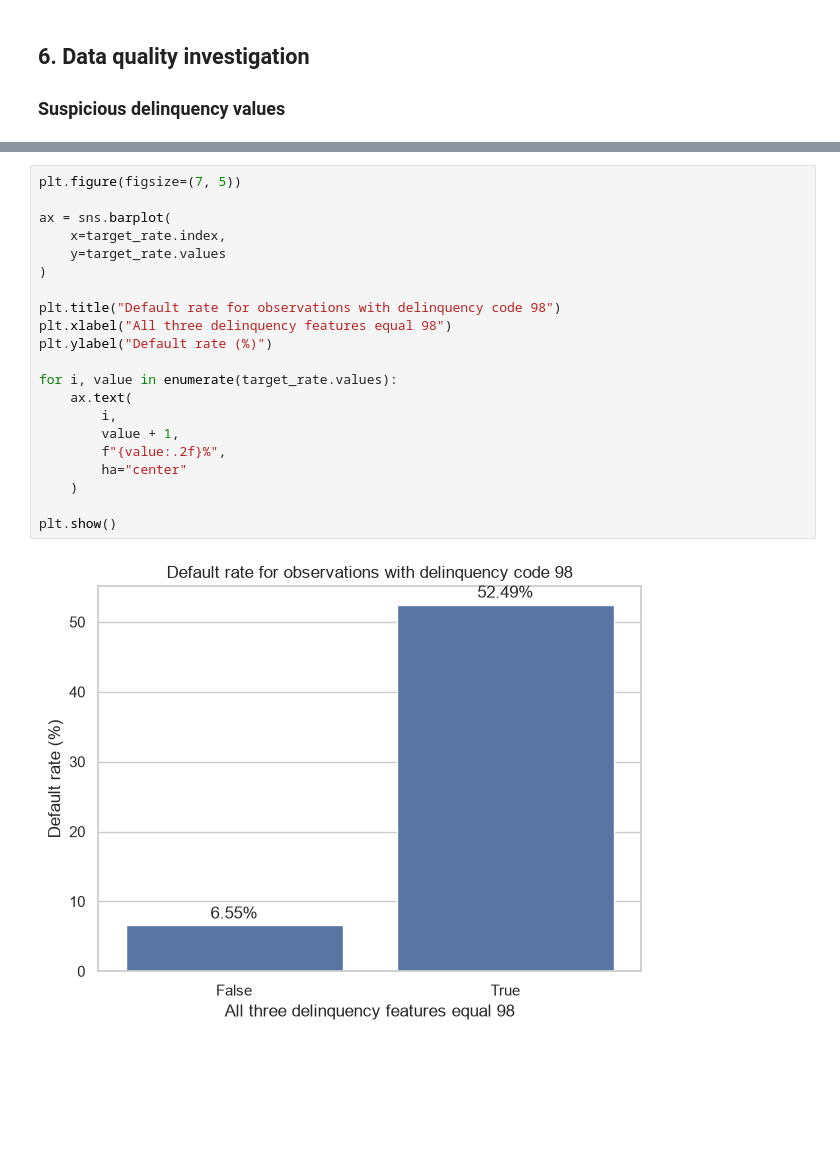
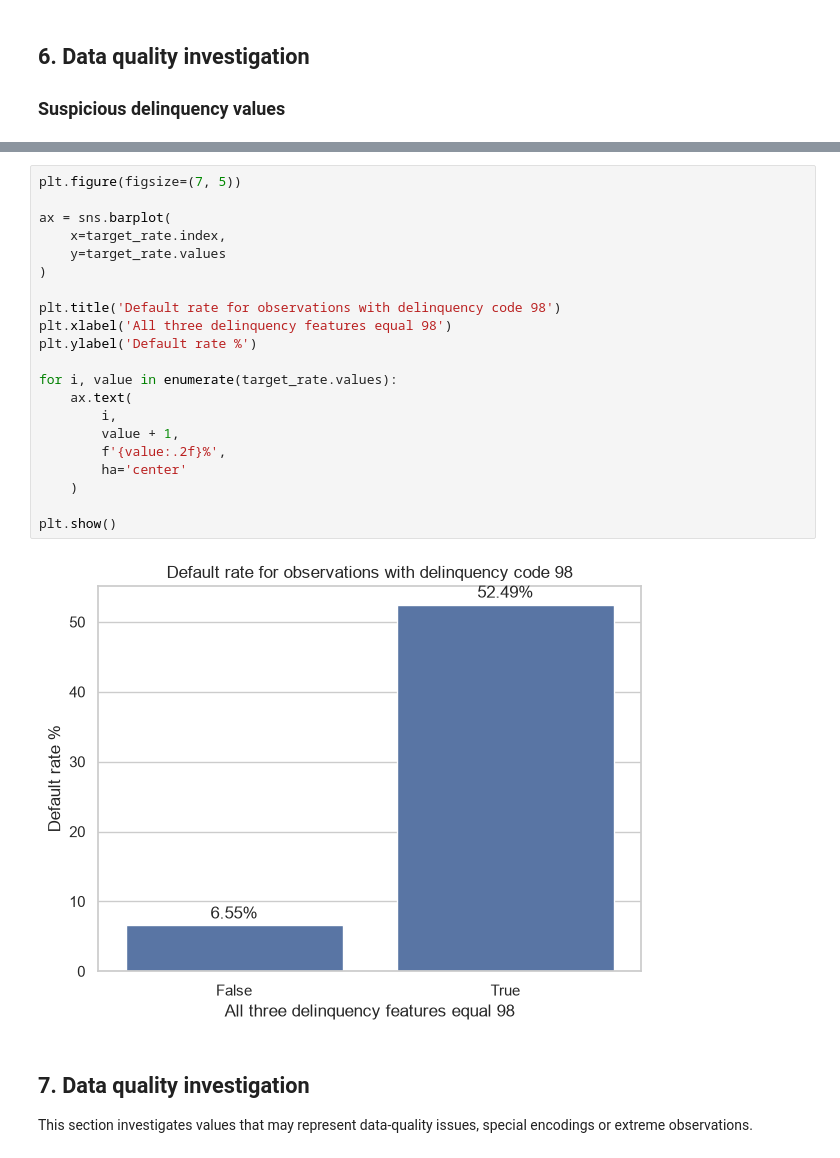
Before and after one commit to Randysman/credit_score, a Jupyter notebook: EDA.ipynb, the cells around one changed output, grey strips where cells are left out. Saved outputs shown, nothing was run; the diff lists cells and outputs as text; blank space fills up the shorter version.

Commit message:
added graphs and continued data analysis

```diff
--- a/EDA.ipynb
+++ b/EDA.ipynb
@@ -294,23 +356,28 @@ Name: SeriousDlqin2yrs, dtype: float64
 # %%
 plt.figure(figsize=(7, 5))
 
 ax = sns.barplot(
     x=target_rate.index,
     y=target_rate.values
 )
 
-plt.title("Default rate for observations with delinquency code 98")
-plt.xlabel("All three delinquency features equal 98")
-plt.ylabel("Default rate (%)")
+plt.title('Default rate for observations with delinquency code 98')
+plt.xlabel('All three delinquency features equal 98')
+plt.ylabel('Default rate %')
 
 for i, value in enumerate(target_rate.values):
     ax.text(
         i,
         value + 1,
-        f"{value:.2f}%",
-        ha="center"
+        f'{value:.2f}%',
+        ha='center'
     )
 
 plt.show()
 # %% [output]
-[figure, old version]
+[figure, new version]
+# %% [markdown]
+## 7. Data quality investigation
+
+This section investigates values that may represent data-quality
+issues, special encodings or extreme observations.
```
Also changed, not shown: parts of 42 cells of this notebook.
